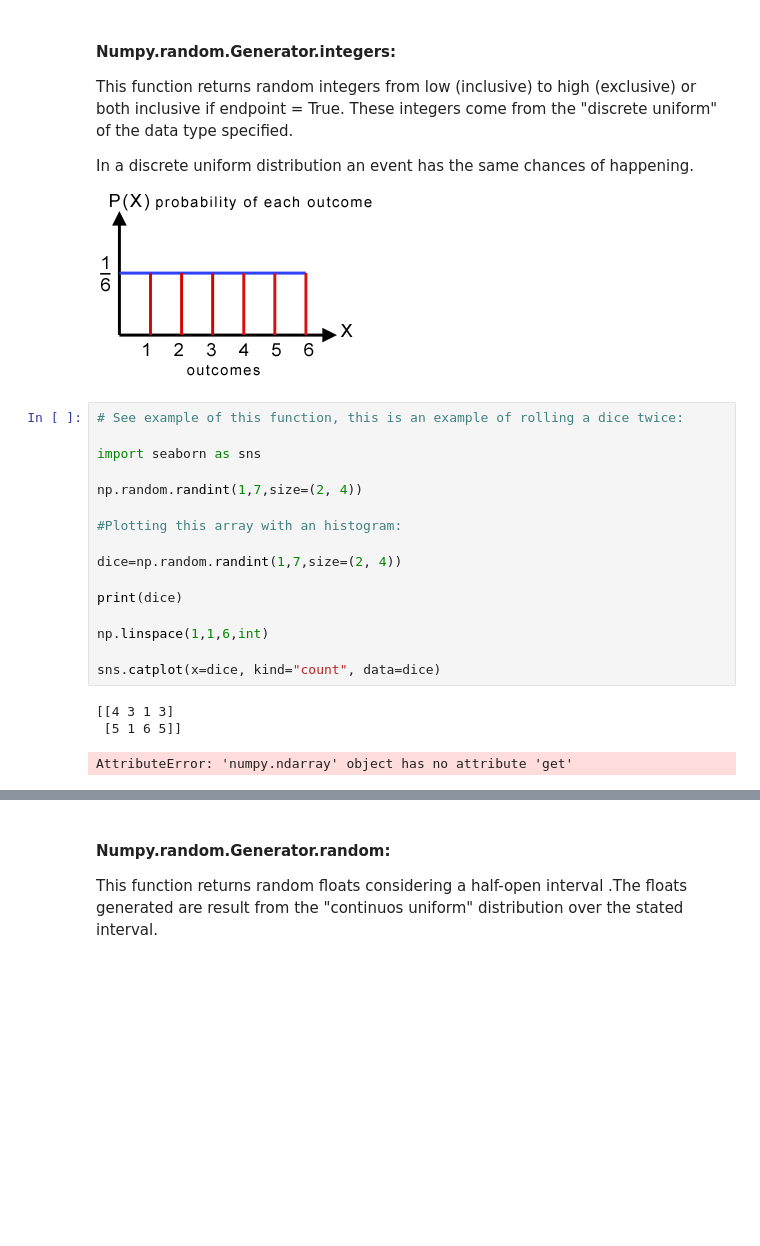
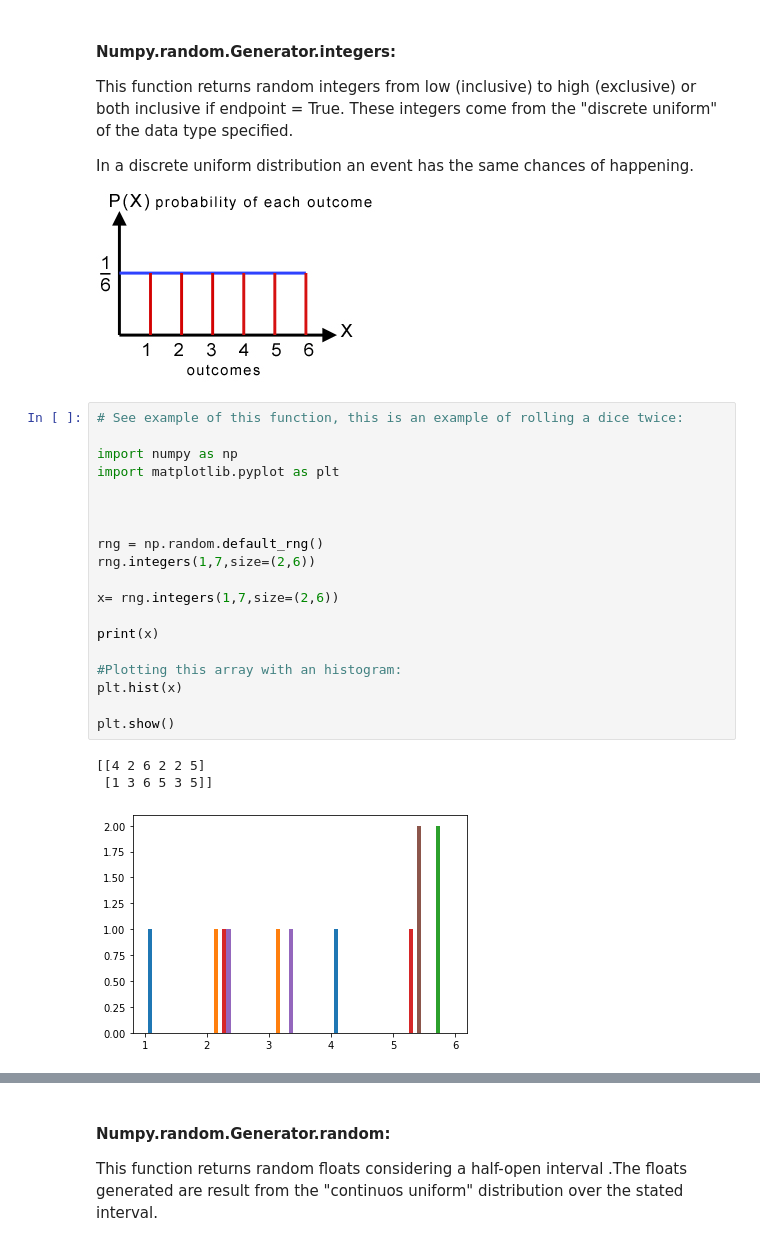
Before and after one commit to Ainara12/Programming-for-Data-Analysis, a Jupyter notebook: PAD Project.ipynb, the cells around one changed output, grey strips where cells are left out. Drawn from its saved outputs; the diff is of its cells as text; blank space fills up the shorter version.

```diff
--- a/PAD Project.ipynb
+++ b/PAD Project.ipynb
@@ -83,20 +91,23 @@ In a discrete uniform distribution an event has the same chances of happening.
 # %%
 # See example of this function, this is an example of rolling a dice twice:
 
-import seaborn as sns
+import numpy as np
+import matplotlib.pyplot as plt
 
-np.random.randint(1,7,size=(2, 4))
+
+
+rng = np.random.default_rng()
+rng.integers(1,7,size=(2,6))
+
+x= rng.integers(1,7,size=(2,6))
+
+print(x)
 
 #Plotting this array with an histogram:
+plt.hist(x)
 
-dice=np.random.randint(1,7,size=(2, 4))
-
-print(dice)
-
-np.linspace(1,1,6,int)
-
-sns.catplot(x=dice, kind="count", data=dice)
+plt.show()
 # %% [output]
-[[4 3 1 3]
- [5 1 6 5]]
+[[4 2 6 2 2 5]
+ [1 3 6 5 3 5]]
-AttributeError: 'numpy.ndarray' object has no attribute 'get'
+[figure, added]
```
Also changed, not shown: parts of 16 cells of this notebook.
